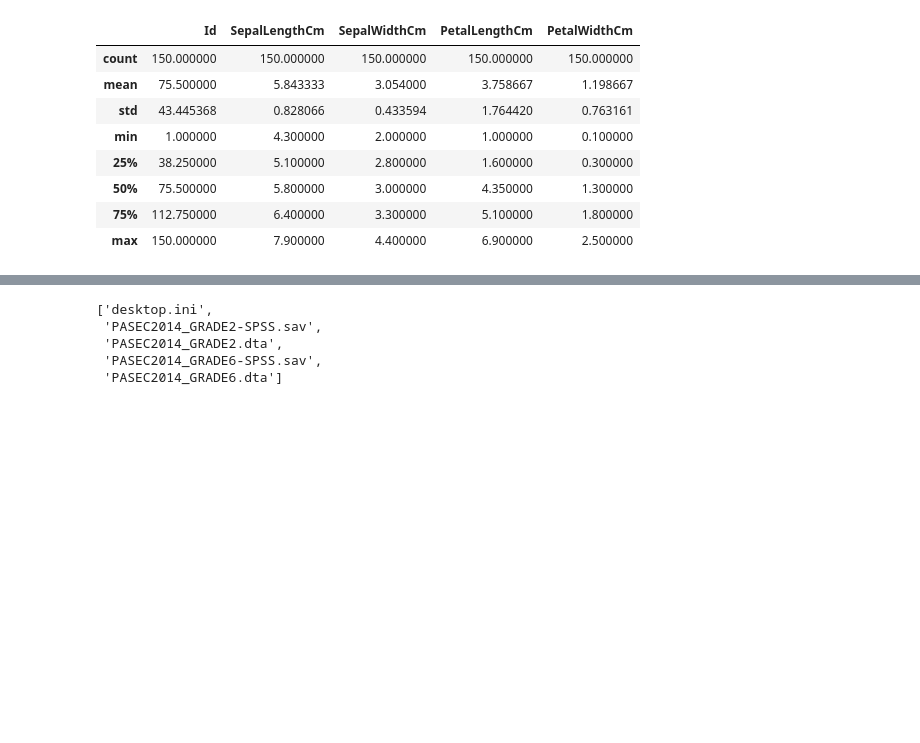
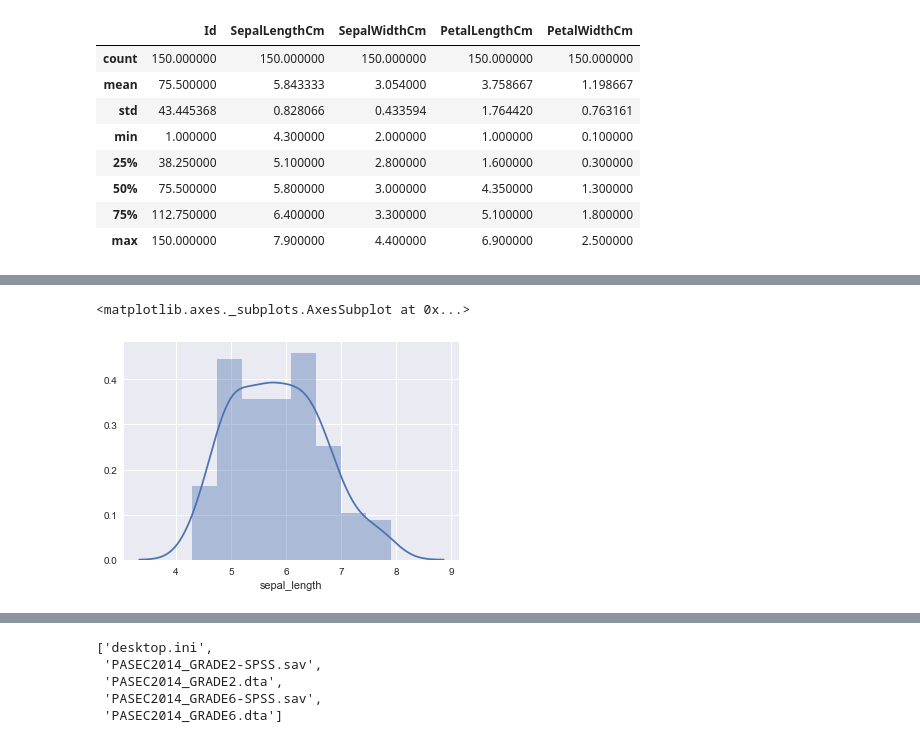
Before and after one commit to yelircaasi/byu_econ_applied_machine_learning, a Jupyter notebook: homeworks/Homework_1.ipynb, the cells around one changed output, grey strips where cells are left out. Drawn from its saved outputs; the diff is of its cells as text; code cells hidden in the pictures; blank space fills up the shorter version.

```diff
--- a/homeworks/Homework_1.ipynb
+++ b/homeworks/Homework_1.ipynb
@@ -78,0 +87,3 @@ data1.describe()
+# %%
+iris = sns.load_dataset("iris")
+iris.head()
@@ -78,0 +97,5 @@ data1.describe()
+# %%
+sns.distplot(iris.sepal_length)
+# %% [output]
+<matplotlib.axes._subplots.AxesSubplot at 0x...>
+[figure, added]
```
Also changed, not shown: parts of 28 cells of this notebook.
